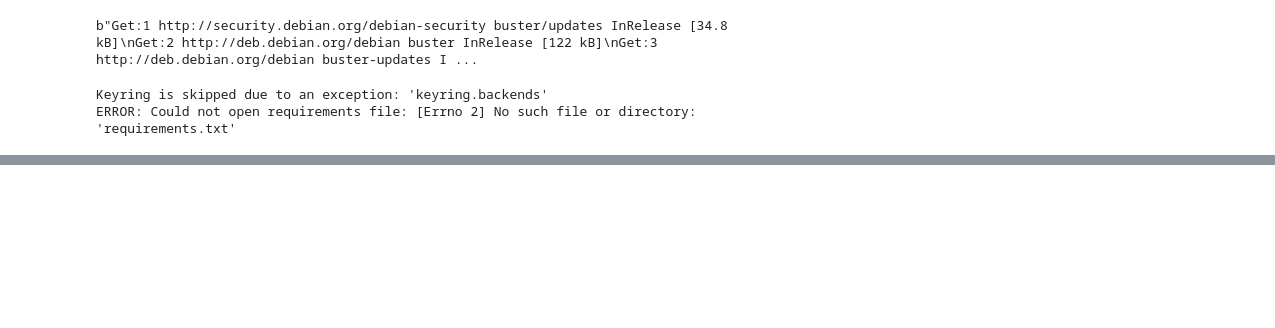
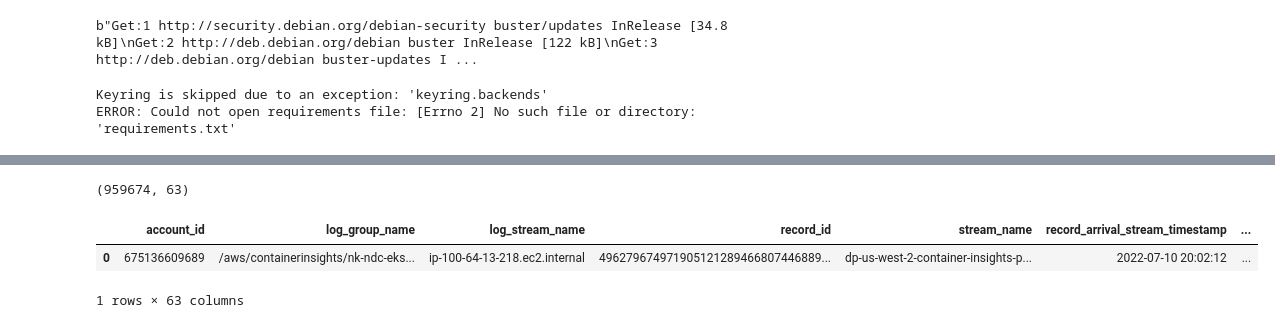
Before and after one commit to DISHDevEx/eks-ml-pipeline, a Jupyter notebook: eks_ml_pipeline/test_inference.ipynb, the cells around one changed output, grey strips where cells are left out. Cells and saved outputs as stored; diff of their text form; code cells hidden in the pictures; blank space fills up the shorter version.

```diff
--- a/eks_ml_pipeline/test_inference.ipynb
+++ b/eks_ml_pipeline/test_inference.ipynb
@@ -80 +134,10 @@ sampling_column = "InstanceId" #add to input function pod_id for pod data
+# %%
+df = pd.read_parquet('s3://dish-5g.core.pd.g.dp.eks.logs.e/inference_data/Pod/Pod_2022_7_10_20.parquet')
+print(df.shape)
+df.head(1)
+# %% [output]
+(959674, 63)
+|  | account_id | log_group_name | log_stream_name | record_id | stream_name | record_arrival_stream_timestamp | ... |
+| 0 | 675136609689 | /aws/containerinsights/nk-ndc-eks... | ip-100-64-13-218.ec2.internal | 496279674971905121289466807446889... | dp-us-west-2-container-insights-p... | 2022-07-10 20:02:12 | ... |
+1 rows × 63 columns
 # %%
```
Also changed, not shown: parts of 13 cells of this notebook, 2 other files.
